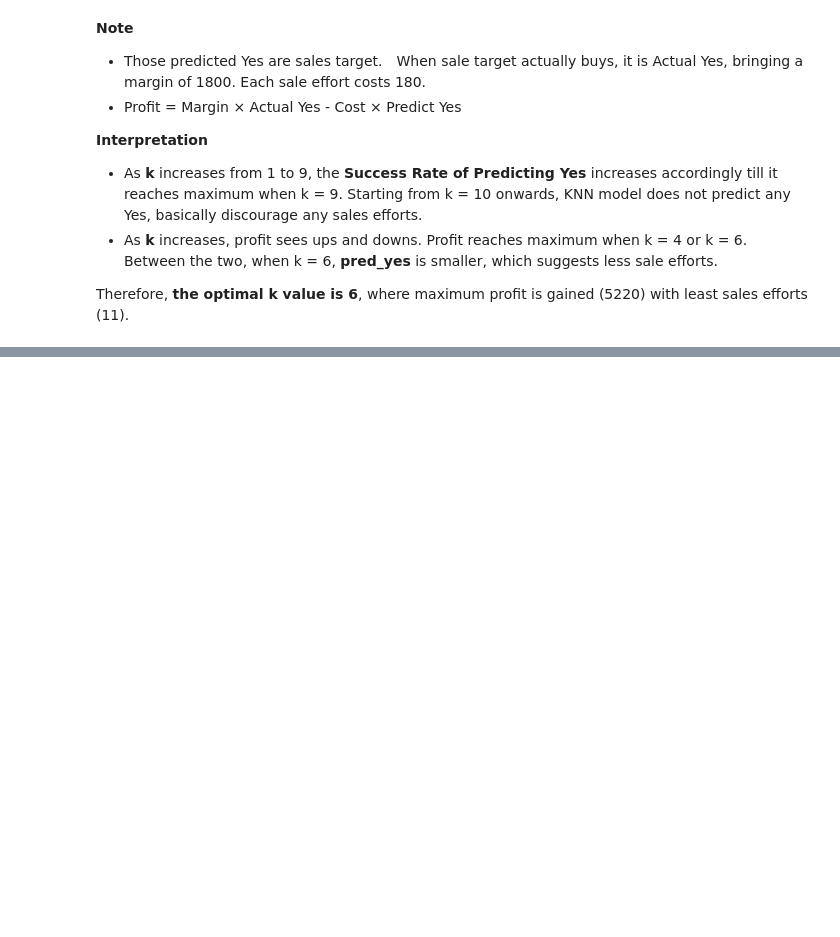
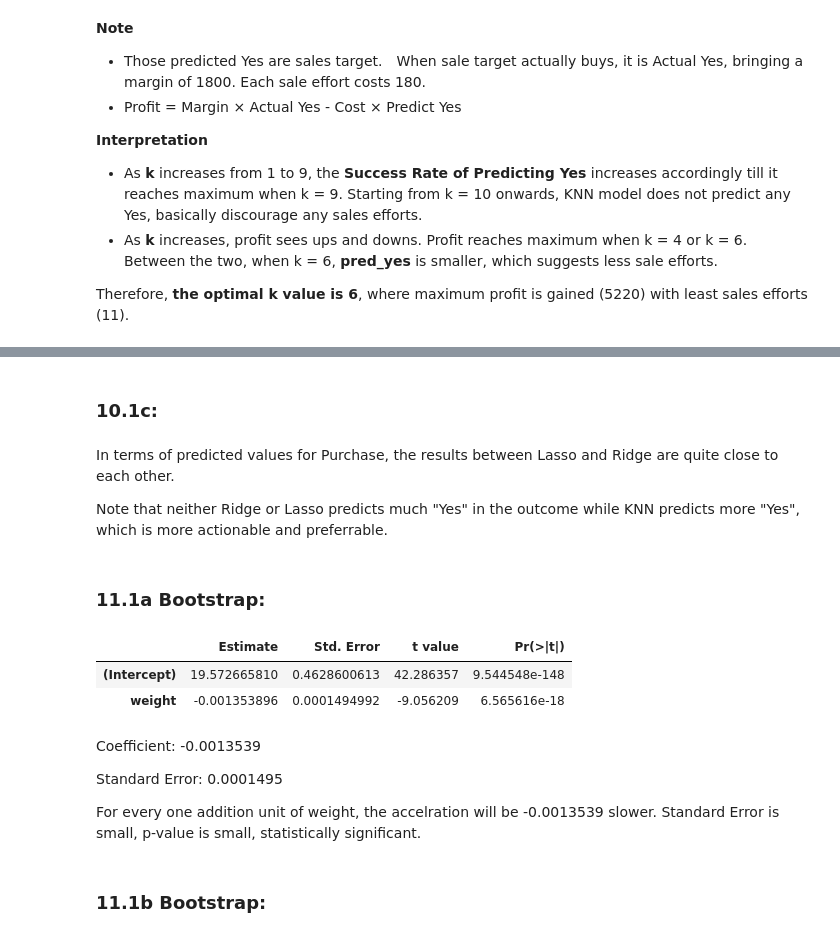
Before and after one commit to aoyh/bdbd, a Jupyter notebook: hw/Assignment4_AaronOu.ipynb, the cells around one changed output, grey strips where cells are left out. Saved outputs shown, nothing was run; the diff lists cells and outputs as text; code cells hidden in the pictures; blank space fills up the shorter version.

```diff
--- a/hw/Assignment4_AaronOu.ipynb
+++ b/hw/Assignment4_AaronOu.ipynb
@@ -137,0 +261,33 @@ Therefore, **the optimal k value is 6**, where maximum profit is gained (5220) w
+# %% [markdown]
+### 10.1c:
+
+<!--c) What do you notice about the predicted values for Purchase generated by Lasso and Ridge in
+this case? How do they compare to those generated from KNN?
+-->
+# %% [markdown]
+In terms of predicted values for Purchase, the results between Lasso and Ridge are quite close to each other.
+
+Note that neither Ridge or Lasso predicts much "Yes" in the outcome while KNN predicts more "Yes", which is more actionable and preferrable.
+# %% [markdown]
+### 11.1a Bootstrap:
+
+<!--a) Use the lm function to run an OLS regression of weight (explanatory variable) on acceleration (outcome) using the Auto dataset. Report and interpret the standard errors and coefficients.
+-->
+# %%
+auto <- read.csv("../Data/Auto.csv")
+summary(lm(acceleration ~ weight, data = auto))$coef
+# %% [output]
+|  | Estimate | Std. Error | t value | Pr(>|t|) |
+| (Intercept) | 19.572665810 | 0.4628600613 | 42.286357 | 9.544548e-148 |
+| weight | -0.001353896 | 0.0001494992 | -9.056209 | 6.565616e-18 |
+# %% [markdown]
+Coefficient: -0.0013539
+
+Standard Error: 0.0001495
+
+For every one addition unit of weight, the accelration will be -0.0013539 slower. Standard Error is small, p-value is small, statistically significant.
+# %% [markdown]
+### 11.1b Bootstrap:
+
+<!--b) Bootstrap the standard errors. How do your estimates compare to those generated by lm?
+-->
```
Also changed, not shown: parts of 20 cells of this notebook, 12 other files.
